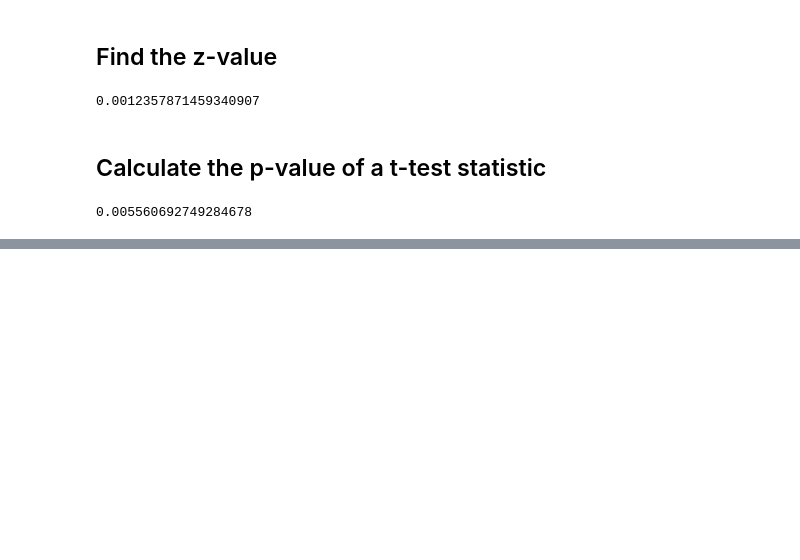
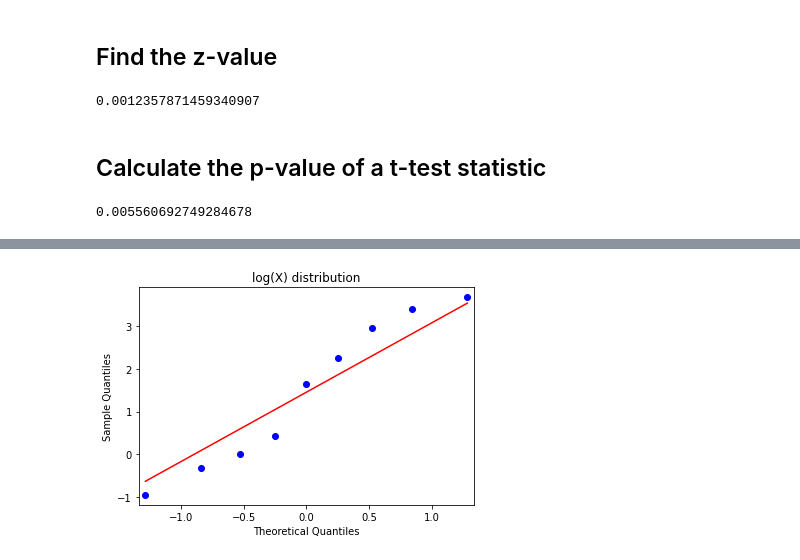
Before and after one commit to ricardopicon/Data-Analysis-Computation, a Jupyter notebook: Module-1.ipynb, the cells around one changed output, grey strips where cells are left out. Saved outputs shown, nothing was run; the diff lists cells and outputs as text; code cells hidden in the pictures; blank space fills up the shorter version.

```diff
--- a/Module-1.ipynb
+++ b/Module-1.ipynb
@@ -45,0 +124,6 @@ p_value
+# %%
+sm.qqplot(np.log(Xs), line='s')
+plt.title("log(X) distribution")
+plt.show()
+# %% [output]
+[figure, added]
```
Also changed, not shown: parts of 49 cells of this notebook, 2 other files.
